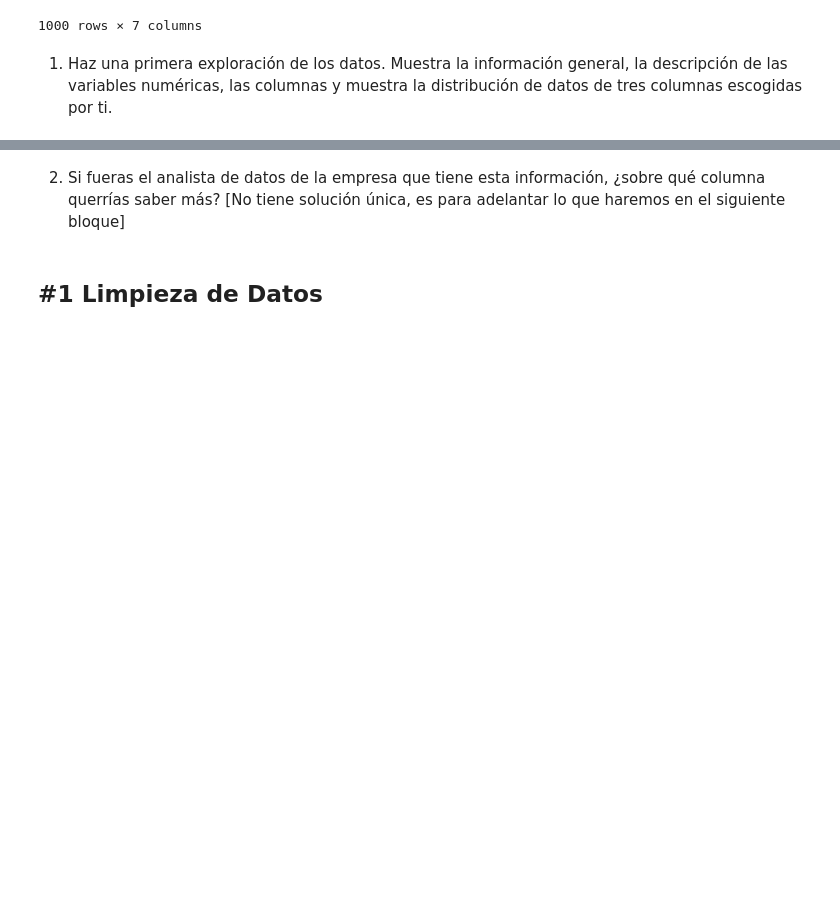
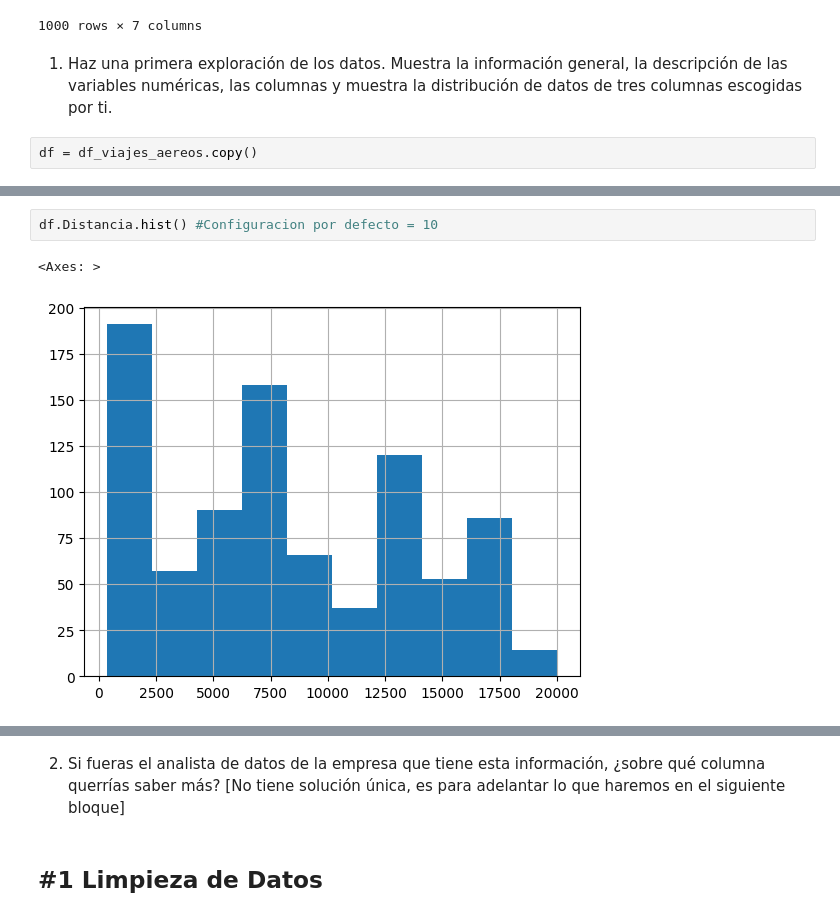
Before and after one commit to Whitee-12/DS-online-blanca, a Jupyter notebook: 02_Herramientas_Avanzadas/Sprint_04/Unidad_02_Pandas_II/03_Practica_Obligatoria/18_Practica_Obligatoria_Pandas_II.ipynb, the cells around one changed output, grey strips where cells are left out. Saved outputs shown, nothing was run; the diff lists cells and outputs as text; blank space fills up the shorter version.

```diff
--- a/02_Herramientas_Avanzadas/Sprint_04/Unidad_02_Pandas_II/03_Practica_Obligatoria/18_Practica_Obligatoria_Pandas_II.ipynb
+++ b/02_Herramientas_Avanzadas/Sprint_04/Unidad_02_Pandas_II/03_Practica_Obligatoria/18_Practica_Obligatoria_Pandas_II.ipynb
@@ -38,3 +38,5 @@ df_viajes_aereos
 1000 rows × 7 columns
 # %% [markdown]
 1. Haz una primera exploración de los datos. Muestra la información general, la descripción de las variables numéricas, las columnas y muestra la distribución de datos de tres columnas escogidas por ti.
+# %%
+df = df_viajes_aereos.copy()
@@ -40,0 +121,5 @@ df_viajes_aereos
+# %%
+df.Distancia.hist() #Configuracion por defecto = 10
+# %% [output]
+<Axes: >
+[figure, added]
```
Also changed, not shown: parts of 7 cells of this notebook.
